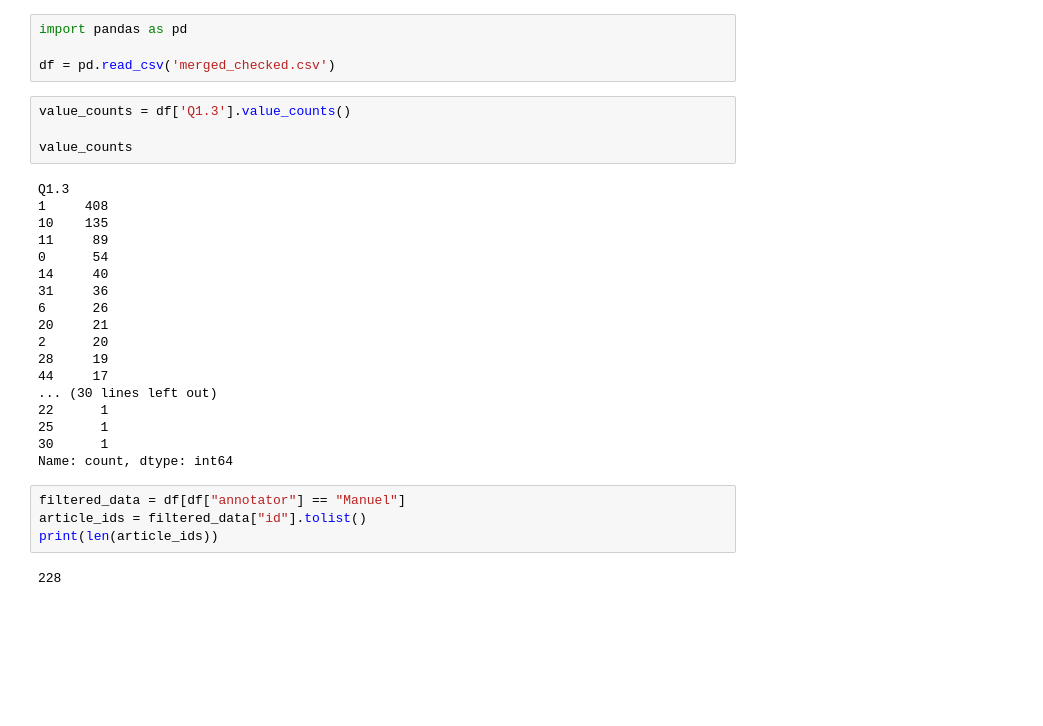
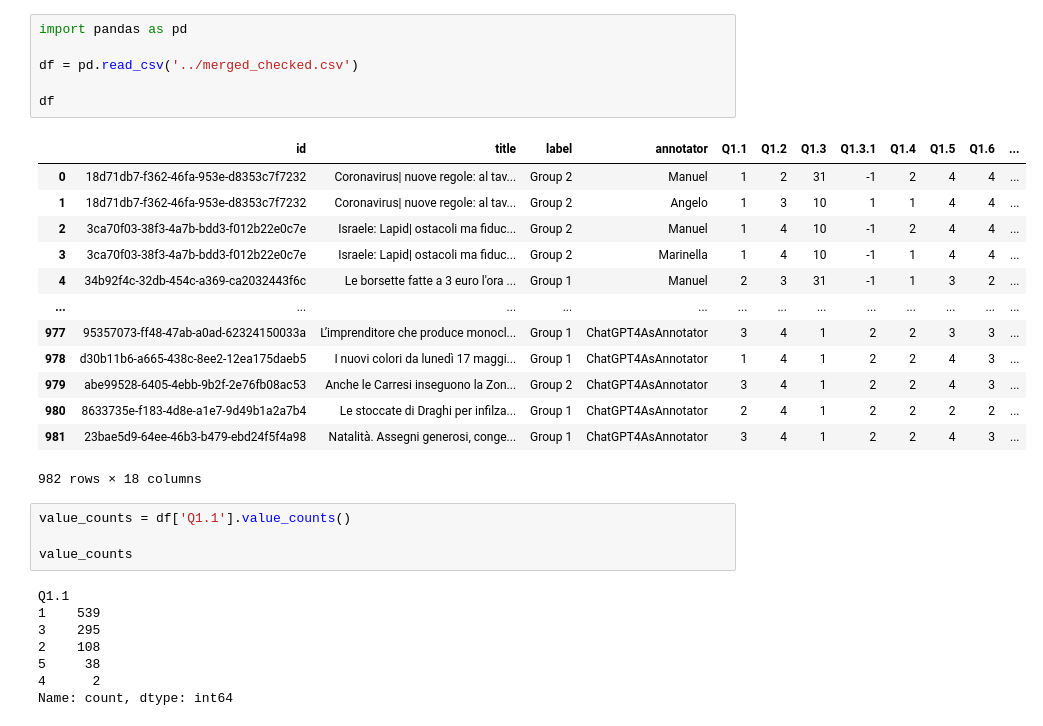
Before and after one commit to bianchi-john/ChatGPTAsAnnotator, a Jupyter notebook: Code/Other/datasetQickCheck.ipynb, the cells around one changed output. Cells and saved outputs as stored; diff of their text form; blank space fills up the shorter version.

```diff
--- a/Code/Other/datasetQickCheck.ipynb
+++ b/Code/Other/datasetQickCheck.ipynb
@@ -1,32 +1,32 @@
 # %%
 import pandas as pd
 
-df = pd.read_csv('merged_checked.csv')
+df = pd.read_csv('../merged_checked.csv')
+
+df
+# %% [output]
+|  | id | title | label | annotator | Q1.1 | Q1.2 | Q1.3 | Q1.3.1 | Q1.4 | Q1.5 | Q1.6 | ... |
+| 0 | 18d71db7-f362-46fa-953e-d8353c7f7232 | Coronavirus| nuove regole: al tav... | Group 2 | Manuel | 1 | 2 | 31 | -1 | 2 | 4 | 4 | ... |
+| 1 | 18d71db7-f362-46fa-953e-d8353c7f7232 | Coronavirus| nuove regole: al tav... | Group 2 | Angelo | 1 | 3 | 10 | 1 | 1 | 4 | 4 | ... |
+| 2 | 3ca70f03-38f3-4a7b-bdd3-f012b22e0c7e | Israele: Lapid| ostacoli ma fiduc... | Group 2 | Manuel | 1 | 4 | 10 | -1 | 2 | 4 | 4 | ... |
+| 3 | 3ca70f03-38f3-4a7b-bdd3-f012b22e0c7e | Israele: Lapid| ostacoli ma fiduc... | Group 2 | Marinella | 1 | 4 | 10 | -1 | 1 | 4 | 4 | ... |
+| 4 | 34b92f4c-32db-454c-a369-ca2032443f6c | Le borsette fatte a 3 euro l'ora ... | Group 1 | Manuel | 2 | 3 | 31 | -1 | 1 | 3 | 2 | ... |
+| ... | ... | ... | ... | ... | ... | ... | ... | ... | ... | ... | ... | ... |
+| 977 | 95357073-ff48-47ab-a0ad-62324150033a | L’imprenditore che produce monocl... | Group 1 | ChatGPT4AsAnnotator | 3 | 4 | 1 | 2 | 2 | 3 | 3 | ... |
+| 978 | d30b11b6-a665-438c-8ee2-12ea175daeb5 | I nuovi colori da lunedì 17 maggi... | Group 1 | ChatGPT4AsAnnotator | 1 | 4 | 1 | 2 | 2 | 4 | 3 | ... |
+| 979 | abe99528-6405-4ebb-9b2f-2e76fb08ac53 | Anche le Carresi inseguono la Zon... | Group 2 | ChatGPT4AsAnnotator | 3 | 4 | 1 | 2 | 2 | 4 | 3 | ... |
+| 980 | 8633735e-f183-4d8e-a1e7-9d49b1a2a7b4 | Le stoccate di Draghi per infilza... | Group 1 | ChatGPT4AsAnnotator | 2 | 4 | 1 | 2 | 2 | 2 | 2 | ... |
+| 981 | 23bae5d9-64ee-46b3-b479-ebd24f5f4a98 | Natalità. Assegni generosi, conge... | Group 1 | ChatGPT4AsAnnotator | 3 | 4 | 1 | 2 | 2 | 4 | 3 | ... |
+982 rows × 18 columns
 # %%
-value_counts = df['Q1.3'].value_counts()
+value_counts = df['Q1.1'].value_counts()
 
 value_counts
 # %% [output]
-Q1.3
-1     408
-10    135
-11     89
-0      54
-14     40
-31     36
-6      26
-20     21
-2      20
-28     19
-44     17
-... (30 lines left out)
-22      1
-25      1
-30      1
+Q1.1
+1    539
+3    295
+2    108
+5     38
+4      2
 Name: count, dtype: int64
-# %%
-filtered_data = df[df["annotator"] == "Manuel"]
-article_ids = filtered_data["id"].tolist()
-print(len(article_ids))
-# %% [output]
-228
```
Also changed, not shown: parts of 1 cell of this notebook, 10 other files.
